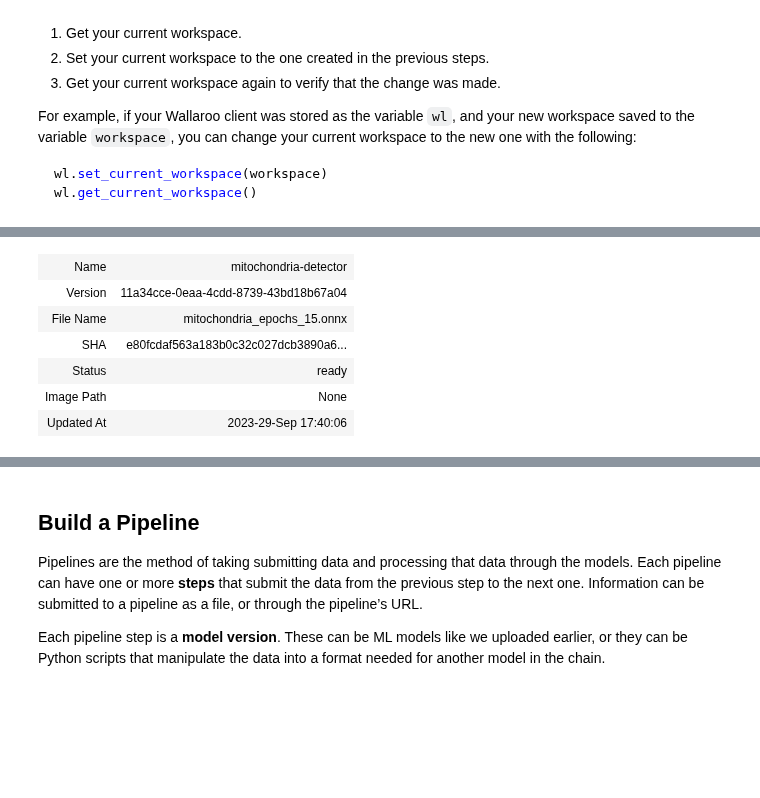
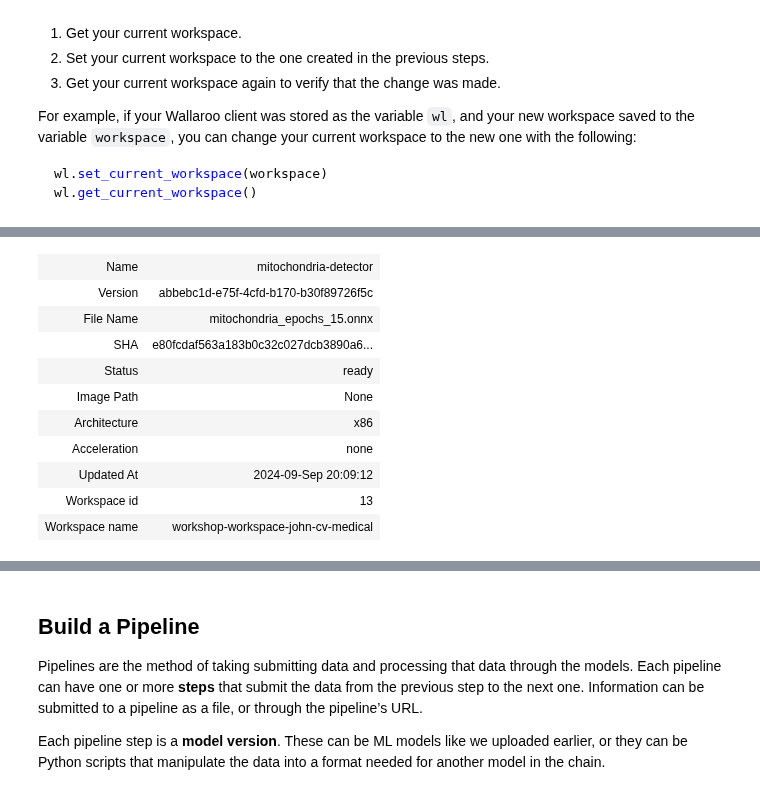
Before and after one commit to WallarooLabs/Workshops, a Jupyter notebook: Computer Vision/Healthcare/Notebooks-with-code/N1_deploy_a_model-with-code.ipynb, the cells around one changed output, grey strips where cells are left out. Saved outputs shown, nothing was run; the diff lists cells and outputs as text; code cells hidden in the pictures; blank space fills up the shorter version.

````diff
--- a/Computer Vision/Healthcare/Notebooks-with-code/N1_deploy_a_model-with-code.ipynb
+++ b/Computer Vision/Healthcare/Notebooks-with-code/N1_deploy_a_model-with-code.ipynb
@@ -333,7 +292,6 @@ workspace = wl.list_workspaces()[1]
 # %%
 # blank space to retrieve your workspace
 
-display(wl.list_workspaces())
-workspace = wl.list_workspaces()[-1]
+workspace = wl.get_workspace('workshop-workspace-john-cv-medical', create_if_not_exist=True)
 print(workspace)
 # %% [output]
@@ -475,18 +428,24 @@ wl.upload_model('mitochondria-detector',
 ```
 # %%
+# blank space to upload the model
+
 from wallaroo.framework import Framework
 
 wl.upload_model('mitochondria-detector',
                 "../models/mitochondria_epochs_15.onnx",
-                framework=Framework.ONNX)
+                framework=Framework.ONNX).configure(tensor_fields=["tensor"])
 # %% [output]
 | Name | mitochondria-detector |
-| Version | 11a34cce-0eaa-4cdd-8739-43bd18b67a04 |
+| Version | abbebc1d-e75f-4cfd-b170-b30f89726f5c |
 | File Name | mitochondria_epochs_15.onnx |
 | SHA | e80fcdaf563a183b0c32c027dcb3890a6... |
 | Status | ready |
 | Image Path | None |
-| Updated At | 2023-29-Sep 17:40:06 |
+| Architecture | x86 |
+| Acceleration | none |
+| Updated At | 2024-09-Sep 20:09:12 |
+| Workspace id | 13 |
+| Workspace name | workshop-workspace-john-cv-medical |
 # %% [markdown]
 ## Retrieve Model Version
 
````
Also changed, not shown: parts of 20 cells of this notebook, 6 other files.
